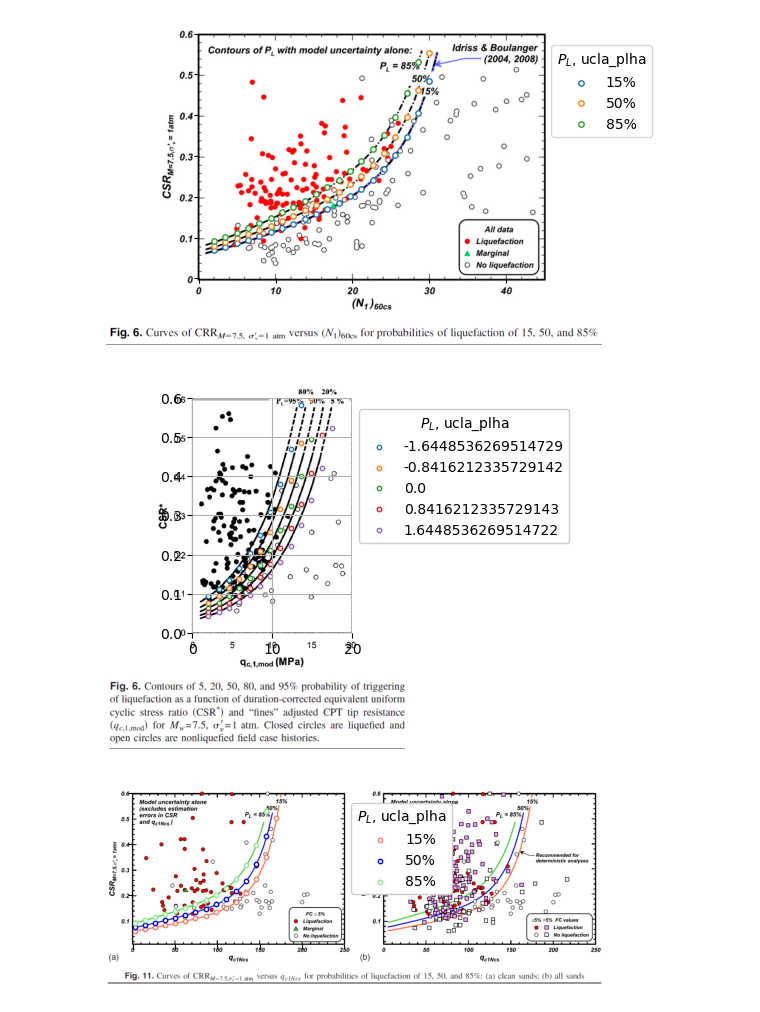
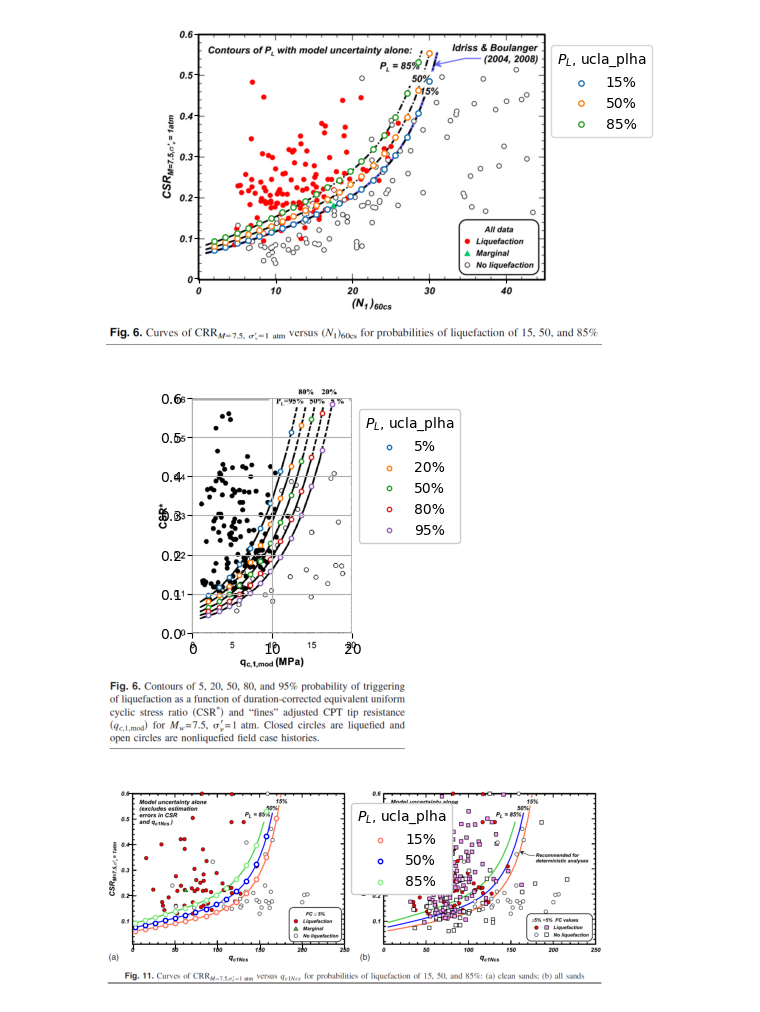
Before and after one commit to meerakota/ucla_plha, a Jupyter notebook: validation/liq.ipynb, the cells around one changed output. Saved outputs shown, nothing was run; the diff lists cells and outputs as text; code cells hidden in the pictures.

```diff
--- a/validation/liq.ipynb
+++ b/validation/liq.ipynb
@@ -6,6 +17,7 @@ The purpose of this notebook is to validate our implementation of the liquefacti
 # Boulanger and Idriss 2012
 
 import numpy as np
+from scipy.stats import norm
 import matplotlib.pyplot as plt
 import matplotlib.image as mpimg
 from ucla_plha.liquefaction_models import boulanger_idriss_2012 as bi12
@@ -15,16 +27,13 @@ m = np.asarray([7.5])
 pa = 101.325
 sigmavp = pa
 fc = 0
-mu_crr = np.empty((3, len(n160)), dtype=float)
 PL = np.asarray([0.15, 0.50, 0.85], dtype=float)
 Nsigma = norm.ppf(PL)
+mu_crr = np.empty((len(PL), len(n160)), dtype=float)
 for i in range(len(n160)):
     mu_ln_crr, sigma_ln_crr = bi12.get_ln_crr(m, n160[i], fc, sigmavp, pa)
     for j, nsigma in enumerate(Nsigma):
-        mu_crr[j, i] = np.exp(mu_ln_crr[j] + nsigma * sigma_ln_cr
-    mu_crr[0, i] = np.exp(mu_ln_crr[0] - 1.036 * sigma_ln_crr[0])
-    mu_crr[1, i] = np.exp(mu_ln_crr[0])
-    mu_crr[2, i] = np.exp(mu_ln_crr[0] + 1.036 * sigma_ln_crr[0])
+        mu_crr[j, i] = np.exp(mu_ln_crr[0] + nsigma * sigma_ln_crr[0])
 
 fig, ax_img = plt.subplots()
 
@@ -53,38 +62,38 @@ import matplotlib.image as mpimg
 from ucla_plha.liquefaction_models import moss_et_al_2006 as mea06
 
 PL = np.asarray([0.05, 0.20, 0.50, 0.80, 0.95], dtype=float)
 Nsigma = norm.ppf(PL)
 qc1 = np.linspace(2, 20, 15)
-Rf = 0.2
+Rf = 0.5
 fs = Rf / 100 * qc1
 m = np.asarray([7.5])
 pa = 101.325
 sigmavp = pa
-mu_crr = np.empty((len(Nsigma), len(qc1Ncs)), dtype=float)
-for i in range(len(qc1Ncs)):
+mu_crr = np.empty((len(Nsigma), len(qc1)), dtype=float)
+for i in range(len(qc1)):
     mu_ln_crr, sigma_ln_crr = mea06.get_ln_crr(m, np.log(0.2), qc1[i], fs[i], sigmavp, pa)
     for j, nsigma in enumerate(Nsigma):
         mu_crr[j, i] = np.exp(mu_ln_crr[0] - nsigma * sigma_ln_crr[0])
 
 fig, ax_img = plt.subplots()
 
 image = mpimg.imread("mea06_fig6.png")
 ax_img.imshow(image)
 ax_img.axis("off")
 
 ax_data = fig.add_axes((0.413,0.36,0.25,0.49), frameon=False)
 ax_data.set_ylim(0.0,0.6)
 ax_data.set_xlim(0,20)
 colors = ['C0', 'C1', 'C2', 'C3', 'C4']
 for i in range(len(PL)):
-    ax_data.scatter(qc1, mu_crr[i], facecolor='white', edgecolor=colors[i], s=10, label=str(Nsigma[i]))
+    ax_data.scatter(qc1, mu_crr[i], facecolor='white', edgecolor=colors[i], s=10, label='{:.0f}'.format(PL[i] * 100) + '%')
 
 ax_data.legend(loc='upper left', bbox_to_anchor=(1.0,0.98,0,0), title=r'$P_L$, ucla_plha', framealpha=1.0)
 ax_data.grid(True)
 # ax_data.tick_params(axis='x', labelbottom=False)
 # ax_data.tick_params(axis='y', labelleft=False)
 # %% [output]
-[figure, old version]
+[figure, new version]
 # %%
 # Boulanger and Idriss 2016
 
```
Also changed, not shown: parts of 1 cell of this notebook, 3 other files.
